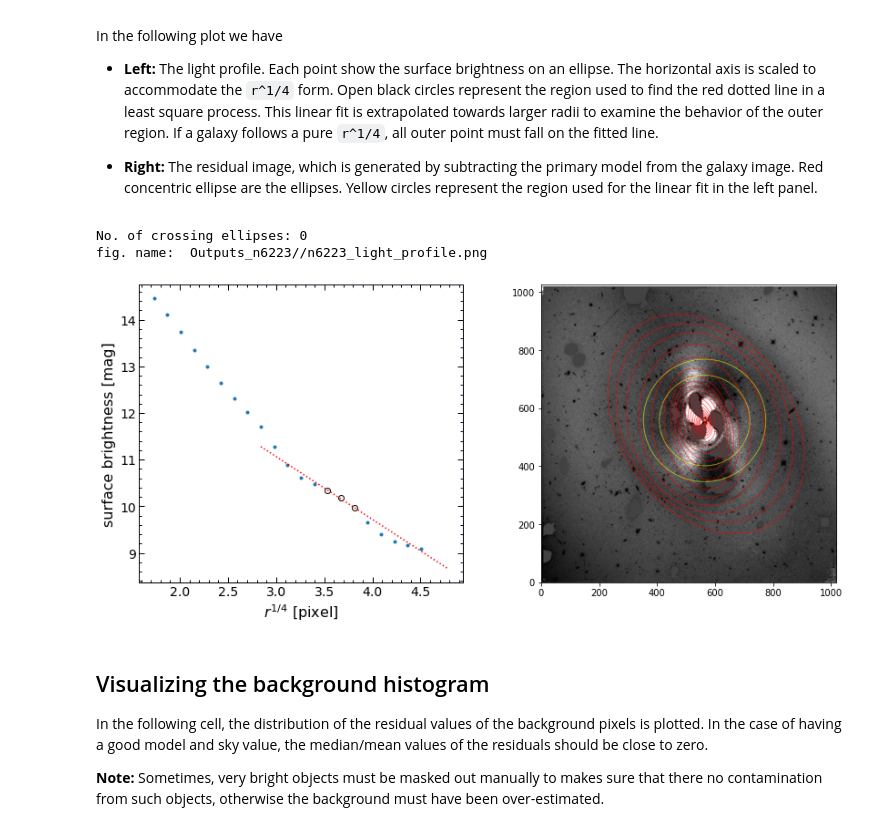
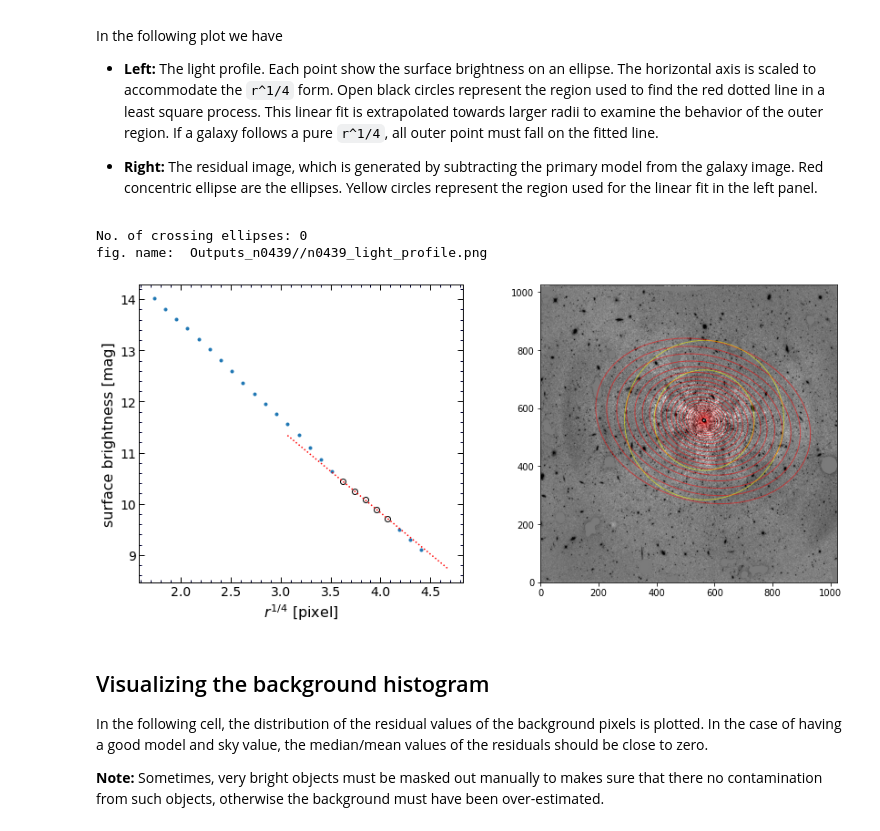
Before and after one commit to ekourkchi/old-SBF, a Jupyter notebook: User_Interface.ipynb, the cells around one changed output. Drawn from its saved outputs; the diff is of its cells as text; code cells hidden in the pictures.

```diff
--- a/User_Interface.ipynb
+++ b/User_Interface.ipynb
@@ -112,7 +112,7 @@ inFolder = '/media/Data/Home/PanStarrs/Jan/HI/augment/SBF/wfc3-16262/'
 # %%
 # obj = ellOBJ("n0679")
 # obj = ellOBJ("u12517")
-# obj = ellOBJ("n0439")
+obj = ellOBJ("n0439")
 
 
 # obj = ellOBJ("n3308", inFolder=inFolder)
@@ -149,7 +149,7 @@ inFolder = '/media/Data/Home/PanStarrs/Jan/HI/augment/SBF/wfc3-16262/'
 
 # obj = ellOBJ("n6768", inFolder=inFolder)
 
-obj = ellOBJ("n6223", inFolder=inFolder)
+# obj = ellOBJ("n6223", inFolder=inFolder)
 # %%
 obj.sky_med, obj.x0, obj.y0
 # %% [output]
@@ -265,9 +274,9 @@ Then we run SExtractor for additional mask. The residuals of model=0 is used to
 - Left: Red ellipse displays the galaxy border defined by Kron radius
 # %%
 r0 = 9   # pixels
-c_kron = 4
+c_kron = 3
 r1 = obj.outerR(c_kron)   # *kron_radius
-k = 20
+k = 15
 nr = int(np.round(r1/k))
 sky_factor = 0.75    # always less than one
 
@@ -280,7 +289,7 @@ options = 'COS3X=-1'
 obj.elliprof(r0, r1, nr=nr, sky=obj.sky_med*sky_factor, niter=10, mask=1, model_mask=0, options=options)
 
 # using residuals of model 0 --> mask 2
-obj.objSEextract(model=0, smooth=4, minArea=500, thresh=5, mask=2)
+obj.objSExtract(model=0, smooth=4, minArea=500, thresh=5, mask=2)
 
 # plotting model 0
 fig, ax = plt.subplots(2, 2, figsize=(12,12))
@@ -450,8 +460,8 @@ ax.set_ylabel(r"surface brightness"+" [mag]", fontsize=16)
 maxX = np.max(x)
 minX = np.min(x)
 dx = maxX-minX
-x1 = 0.60*dx+minX
-x2 = maxX-0.20*dx
+x1 = 0.70*dx+minX
+x2 = maxX-0.10*dx
 x0 = x[((x<x2) & (x>x1))]
 y0 = y[((x<x2) & (x>x1))]
 ax.plot(x0, y0, 'ko', mfc='white')
@@ -461,35 +471,35 @@ m, b = np.polyfit(x0, y0, 1)
 xrange = np.linspace(x1-0.2*dx, maxX+0.1*dx, 100)
 yrange = m*xrange+b
 
 ax.plot(xrange, yrange, 'r:')
 set_axes(ax, fontsize=14)
 
 ##################################################
 obj.tv_resid(model=0, options='sqrt', ax=ax2)
 obj.plot_ellipse(model=0, ax=ax2, alpha=0.5, linewidth=1, edgecolor='r', facecolor='none')
 n_cross = Xellipses(obj.list_ellipses(model=0))
 print("No. of crossing ellipses: %d"%n_cross)
 
 
 ## center, Smajor, Smainor, angle
 Ell = make_Ellipse((obj.x0, obj.y0), min(x0)**4, min(x0)**4, 0)
 e = patches.Ellipse(Ell[0], width=2*Ell[1], height=2*Ell[2], angle=Ell[3],
                     alpha=0.5, linewidth=1, edgecolor='yellow', facecolor='none')
 ax2.add_patch(e)
 
 Ell = make_Ellipse((obj.x0, obj.y0), max(x0)**4, max(x0)**4, 0)
 e = patches.Ellipse(Ell[0], width=2*Ell[1], height=2*Ell[2], angle=Ell[3],
                     alpha=0.5, linewidth=1, edgecolor='yellow', facecolor='none')
 ax2.add_patch(e)
 
 
 pngName = obj.objRoot+'/'+obj.name+'_light_profile.png'
 plt.savefig(pngName)
 print("fig. name: ", pngName)
 # %% [output]
 No. of crossing ellipses: 0
-fig. name:  Outputs_n6223//n6223_light_profile.png
+fig. name:  Outputs_n0439//n0439_light_profile.png
-[figure, old version]
+[figure, new version]
 # %% [markdown]
 ## Visualizing the background histogram
 
```
Also changed, not shown: parts of 31 cells of this notebook, 1 other file.
